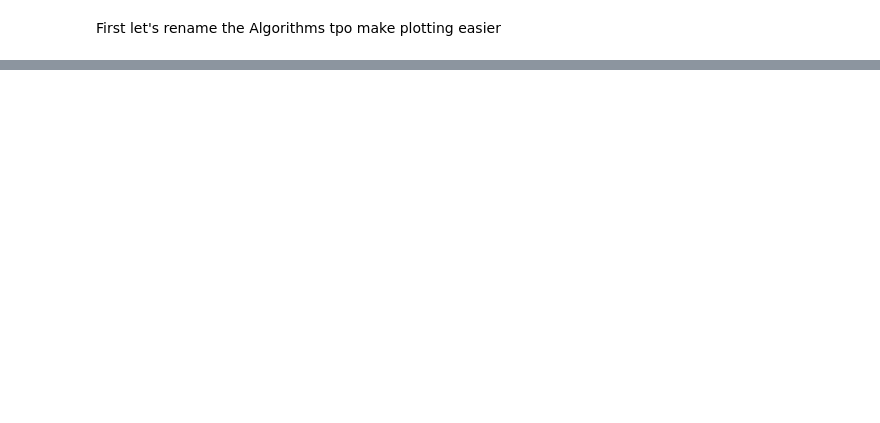
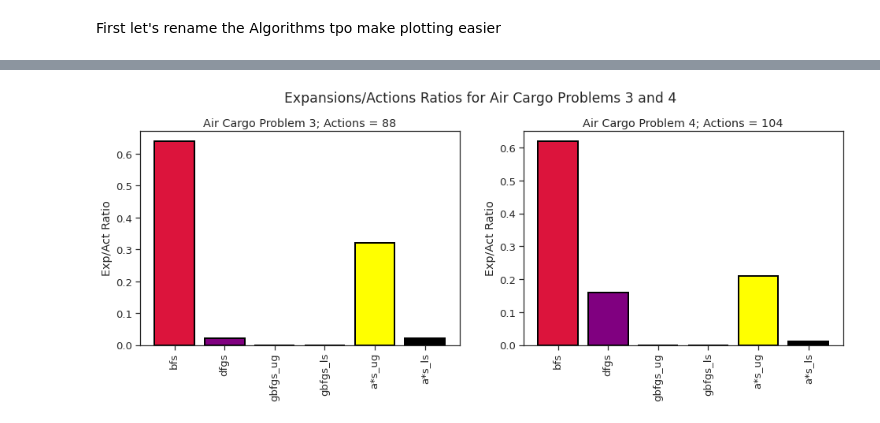
Before and after one commit to Lawrence-Krukrubo/Building-a-Forward-Planning-Agent, a Jupyter notebook: forward_planning_agent_analysis.ipynb, the cells around one changed output, grey strips where cells are left out. Cells and saved outputs as stored; diff of their text form; code cells hidden in the pictures; blank space fills up the shorter version.

```diff
--- a/forward_planning_agent_analysis.ipynb
+++ b/forward_planning_agent_analysis.ipynb
@@ -226,0 +182,6 @@ def plot_bar_chart(chart_1, chart_2, problem):
+# %%
+chart_1, ch1_actions, ch1_problem = get_chart(prob_3, ['Expansions', 'Actions'], new_col)
+chart_2, ch2_actions, ch2_problem = get_chart(prob_4, ['Expansions', 'Actions'], new_col)
+plot_bar_chart(chart_1, chart_2, 3, new_col, suptitle1, suptitle2, ylabel)
+# %% [output]
+[figure, added]
```
Also changed, not shown: parts of 23 cells of this notebook.
